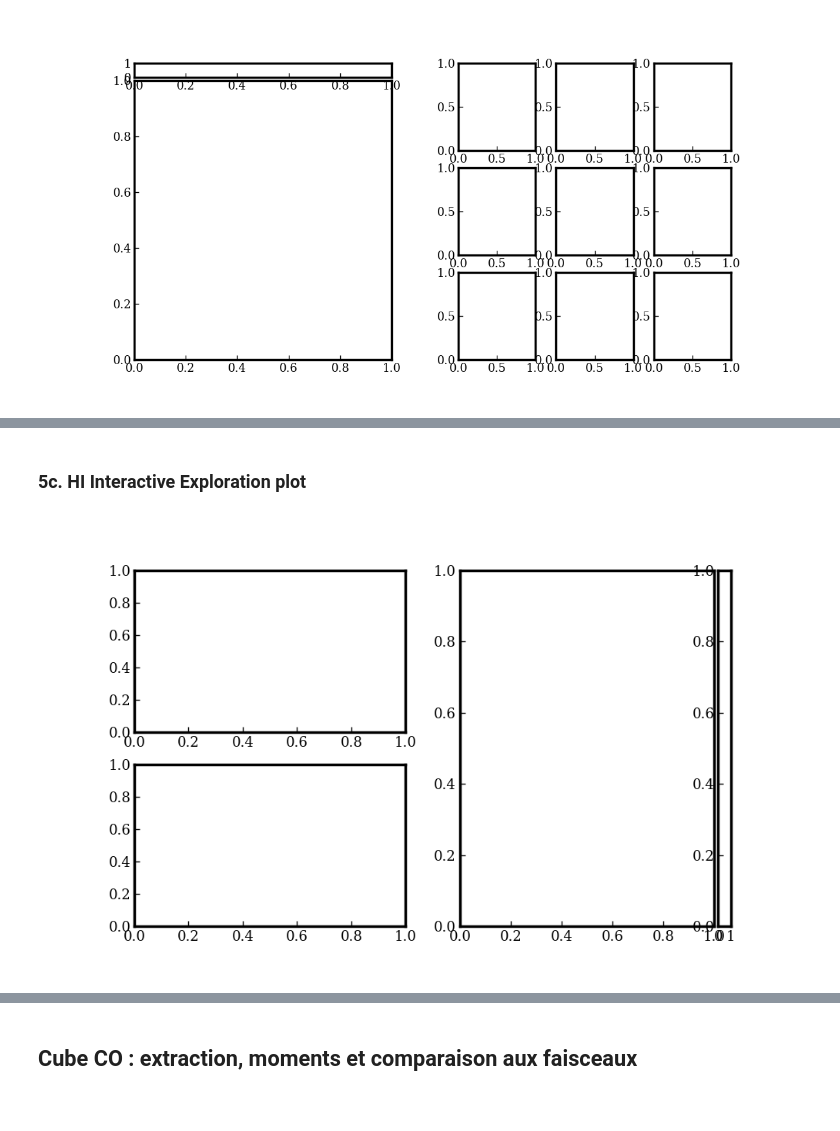
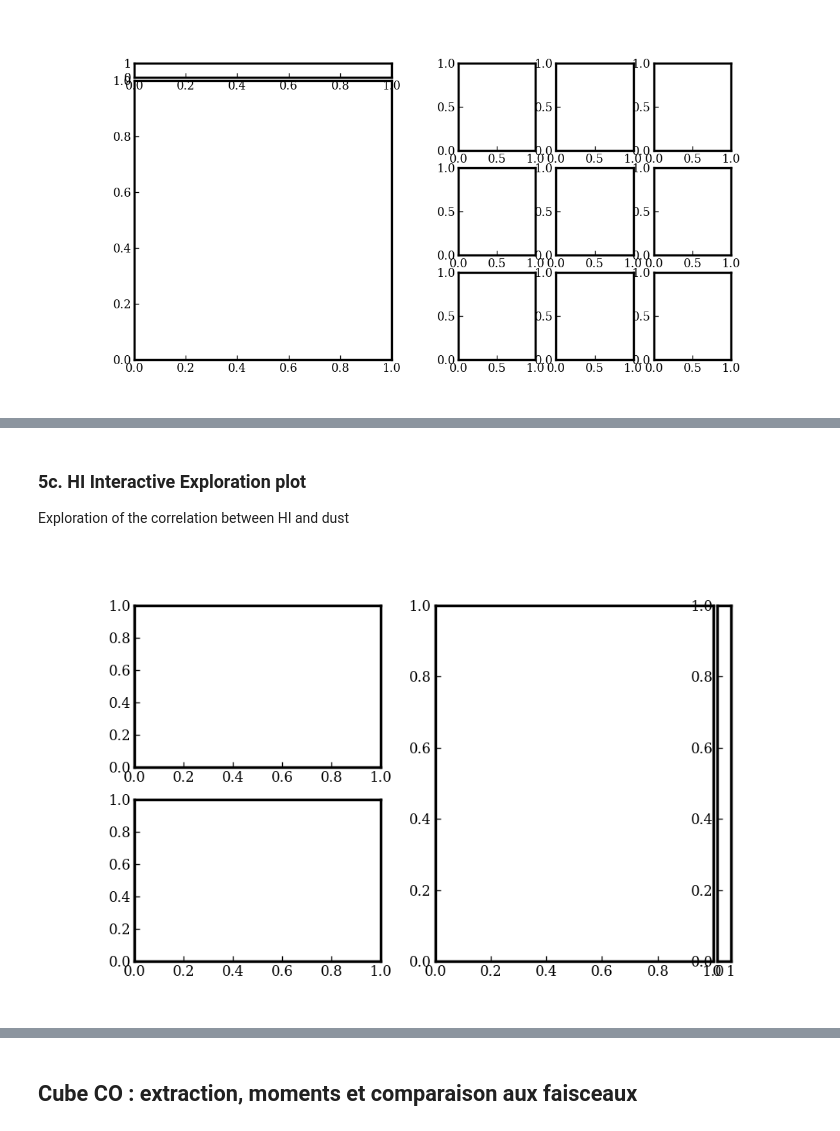
Before and after one commit to LucieCros/rrl-ism-analysis, a Jupyter notebook: notebooks/1_Cloud-id.ipynb, the cells around one changed output, grey strips where cells are left out. Saved outputs shown, nothing was run; the diff lists cells and outputs as text; code cells hidden in the pictures.

Commit message:
Added exploratory cloud correlation

```diff
--- a/notebooks/1_Cloud-id.ipynb
+++ b/notebooks/1_Cloud-id.ipynb
@@ -1172,17 +1162,18 @@ print(f"Saved: {OUTNAME} in {FIG_DIR}")
 # %% [markdown]
 ### 5c. HI Interactive Exploration plot
+Exploration of the correlation between HI and dust
 # %%
 # Layout: mosaic with HI spectrum (A), dust profile (C) and moment map (B).
 figHI, mosaic = plt.subplot_mosaic(
     '''
     AB
     CB
     ''',
-    figsize=(10, 6)
+    figsize=(10, 6), width_ratios=(5,6)
 )
 
 ## colorbar
 div0 = make_axes_locatable(mosaic["B"])
 mapcbarHI = div0.append_axes('right',size='5%',pad=0.05)
 # %% [output]
-[figure, old version]
+[figure, new version]
```
Also changed, not shown: parts of 15 cells of this notebook, 1 other file.
